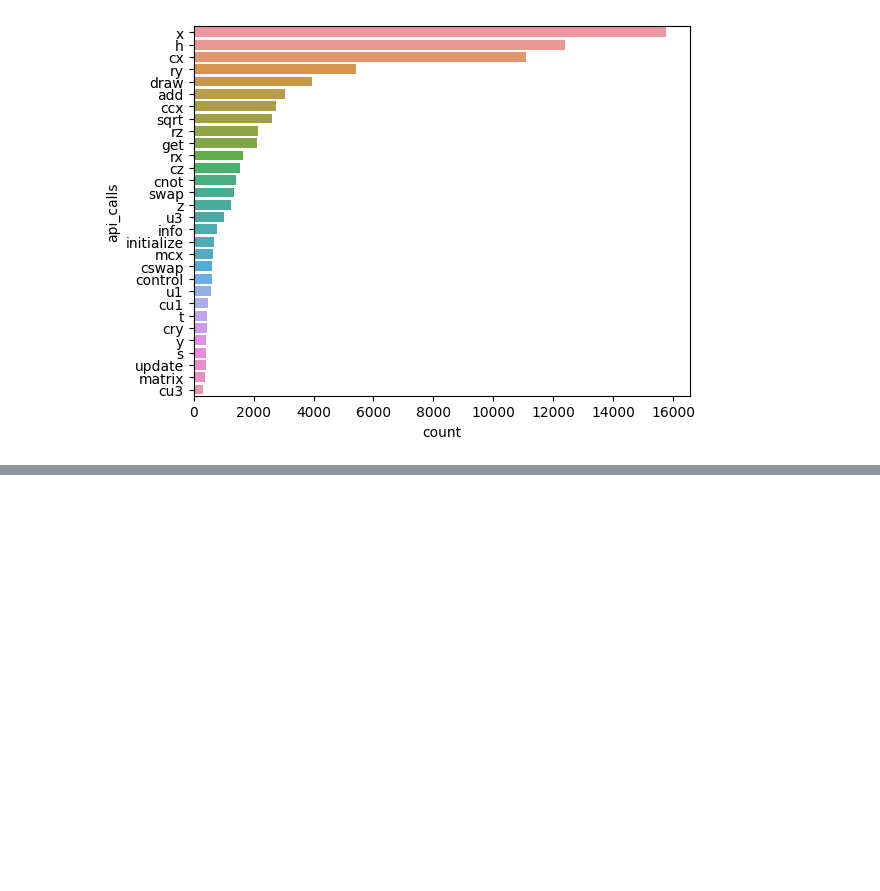
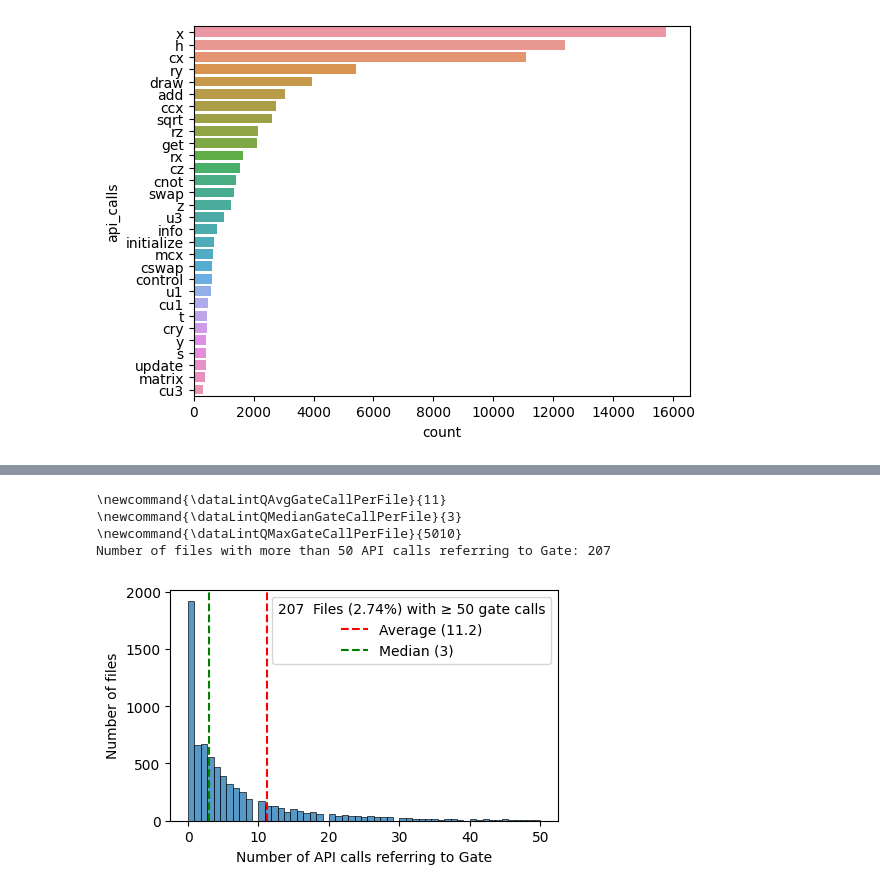
Before and after one commit to sola-st/LintQ, a Jupyter notebook: notebooks/13_EDA_Dataset_LintQ.ipynb, the cells around one changed output, grey strips where cells are left out. Cells and saved outputs as stored; diff of their text form; code cells hidden in the pictures; blank space fills up the shorter version.

```diff
--- a/notebooks/13_EDA_Dataset_LintQ.ipynb
+++ b/notebooks/13_EDA_Dataset_LintQ.ipynb
@@ -289,0 +305,7 @@ Number of unique register_sizes: 45
+# %%
+# filter all the relevant_api_calls which contain measure
+measurement_related_calls = [
+    i_call for i_call in df_api_calls['api_calls'].unique()
+    if 'measure' in i_call.lower()
+]
+measurement_related_calls
@@ -289,0 +374,43 @@ Number of unique register_sizes: 45
+# %%
+CAP_VALUE = 50
+
+df = df_files_and_gate_calls
+
+
+avg_api_calls_gate = df_files_and_gate_calls['n_api_calls_gate'].mean()
+median_api_calls_gate = df_files_and_gate_calls['n_api_calls_gate'].median()
+max_api_calls_gate = df_files_and_gate_calls['n_api_calls_gate'].max()
+print("\\newcommand{\\dataLintQAvgGateCallPerFile}{" + f"{avg_api_calls_gate:.0f}" + "}")
+print("\\newcommand{\\dataLintQMedianGateCallPerFile}{" + f"{median_api_calls_gate:.0f}" + "}")
+print("\\newcommand{\\dataLintQMaxGateCallPerFile}{" + f"{max_api_calls_gate:.0f}" + "}")
+
+# count the number of files with more than CAP_VALUE
+n_files_with_many_calls = df[df['n_api_calls_gate'] > CAP_VALUE].shape[0]
+print(f'Number of files with more than {CAP_VALUE} API calls referring to Gate: {n_files_with_many_calls}')
+perc_files_with_many_calls = (n_files_with_many_calls / df.shape[0]) * 100
+
+# filter the files with less than CAP_VALUE
+df = df[df['n_api_calls_gate'] <= CAP_VALUE]
+
+fig, ax = plt.subplots(figsize=(5, 3))
+sns.histplot(
+    data=df,
+    x='n_api_calls_gate',
+    ax=ax,
+)
+ax.set_xlabel('Number of API calls referring to Gate')
+ax.set_ylabel('Number of files')
+
+ax.axvline(avg_api_calls_gate, color='red', linestyle='--', label=f'Average ({avg_api_calls_gate:.1f})')
+ax.axvline(median_api_calls_gate, color='green', linestyle='--', label=f'Median ({median_api_calls_gate:.0f})')
+
+# add to the legend title
+ax.legend(title=f'{n_files_with_many_calls}  Files ({perc_files_with_many_calls:.2f}%) with ≥ {CAP_VALUE} gate calls')
+
+plt.show()
+# %% [output]
+\newcommand{\dataLintQAvgGateCallPerFile}{11}
+\newcommand{\dataLintQMedianGateCallPerFile}{3}
+\newcommand{\dataLintQMaxGateCallPerFile}{5010}
+Number of files with more than 50 API calls referring to Gate: 207
+[figure, added]
```
Also changed, not shown: parts of 8 cells of this notebook.
